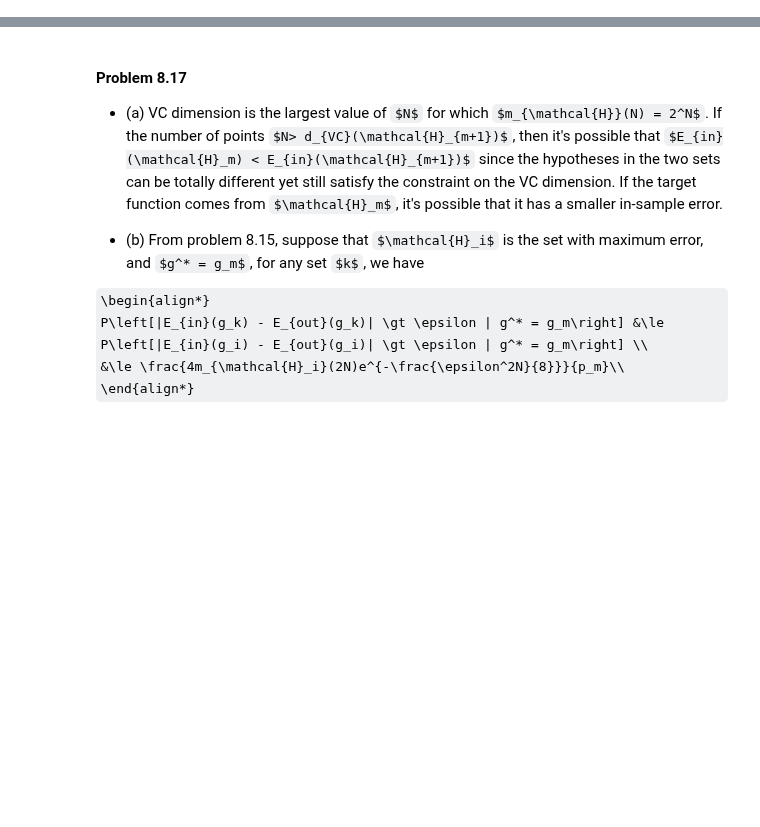
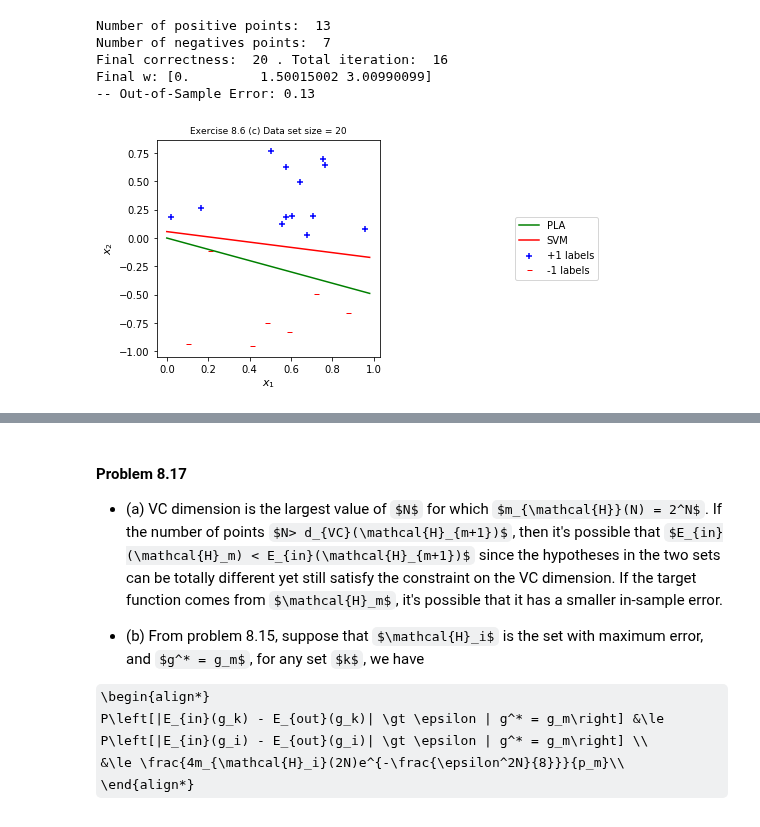
Before and after one commit to niuers/Learning-From-Data-A-Short-Course, a Jupyter notebook: Solutions to Chapter 8 Exercises and Problems.ipynb, the cells around one changed output, grey strips where cells are left out. Drawn from its saved outputs; the diff is of its cells as text; code cells hidden in the pictures; some formulas as TeX source; blank space fills up the shorter version.

```diff
--- a/Solutions to Chapter 8 Exercises and Problems.ipynb
+++ b/Solutions to Chapter 8 Exercises and Problems.ipynb
@@ -221,0 +153,64 @@ So if a point $(x_n, y_n)$ is on the boundary satisfying $y_n((w^*)^Tx_n + b^*)=
+# %%
+df2 = pd.DataFrame({'x0':np.ones(N)})
+df1 = df.copy()
+df1.insert(0,'x0',df2['x0'])
+
+indexes = np.arange(N)
+indexes[18] = 0
+indexes[0] = 18
+indexes[19] = 17
+indexes[17] = 19
+df1 = df1.reindex(indexes)
+#df1.values
+# %%
+#### Exercise 8.6 (b)
+
+
+eta = 1
+use_adaline=False
+maxit = 1000
+dim = 2
+
+positives = df1.loc[df1['y']==1]
+negatives = df1.loc[df1['y']==-1]
+
+figsize = plt.figaspect(1)
+f, ax = plt.subplots(1, 1, figsize=figsize)
+
+ps = ax.scatter(positives[['x1']].values, positives[['x2']].values, marker='+', c= 'b', label='+1 labels')
+ns = ax.scatter(negatives[['x1']].values, negatives[['x2']].values, marker=r'$-$', c= 'r', label='-1 labels')
+print('Number of positive points: ', len(positives))
+print('Number of negatives points: ', len(negatives))
+
+norm_g, num_its, _ = lm.perceptron(df1.values, dim, maxit, use_adaline, eta,
+                                   randomize=False, print_out = True)
+
+
+x1 = np.arange(0, 1, 0.02)
+norm_g = norm_g/norm_g[-1]
+
+c = np.ones((N_t, 1))
+XX_t = np.hstack((c, X_t))
+print(f"-- Out-of-Sample Error: {lm.calc_error(norm_g, XX_t, y_t)}")
+
+# ------- Ploting ------
+hypothesis = ax.plot(x1, -(norm_g[0]+norm_g[1]*x1), c = 'g', label='PLA')
+svm = ax.plot(x1, -(my_svm.w[0]*x1+my_svm.b)/my_svm.w[1], c = 'r', label='SVM')
+
+ax.set_ylabel(r"$x_2$", fontsize=11)
+ax.set_xlabel(r"$x_1$", fontsize=11)
+ax.set_title('Exercise 8.6 (c) Data set size = %s'%N, fontsize=9)
+ax.axis('tight')
+legend_x = 2.0
+legend_y = 0.5
+ax.legend(['PLA', 'SVM',
+           '+1 labels', '-1 labels', ],
+          loc='center right', bbox_to_anchor=(legend_x, legend_y))
+plt.show()
+# %% [output]
+Number of positive points:  13
+Number of negatives points:  7
+Final correctness:  20 . Total iteration:  16
+Final w: [0.         1.50015002 3.00990099]
+-- Out-of-Sample Error: 0.13
+[figure, added]
```
Also changed, not shown: parts of 23 cells of this notebook, 2 other files.
